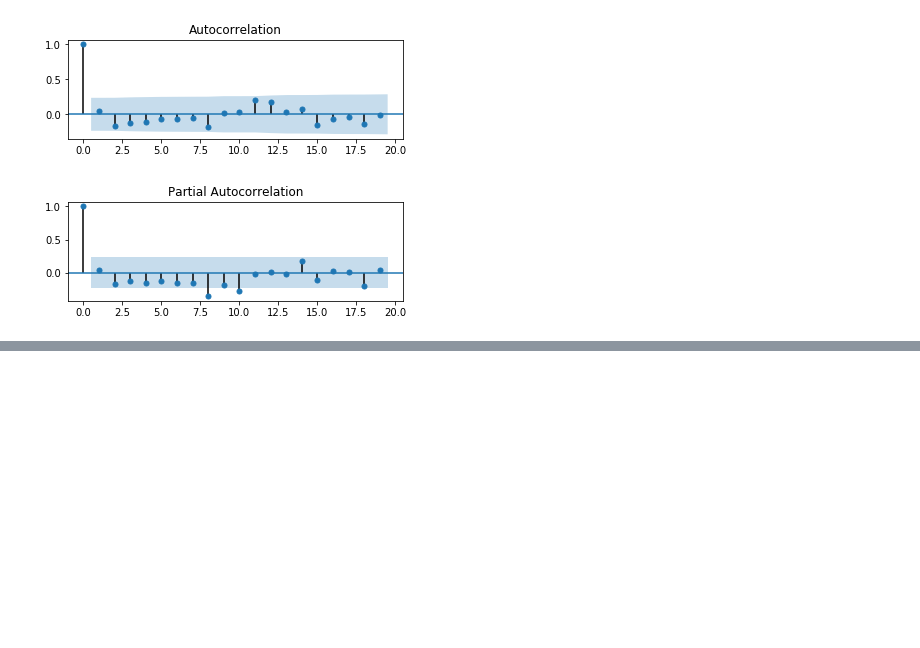
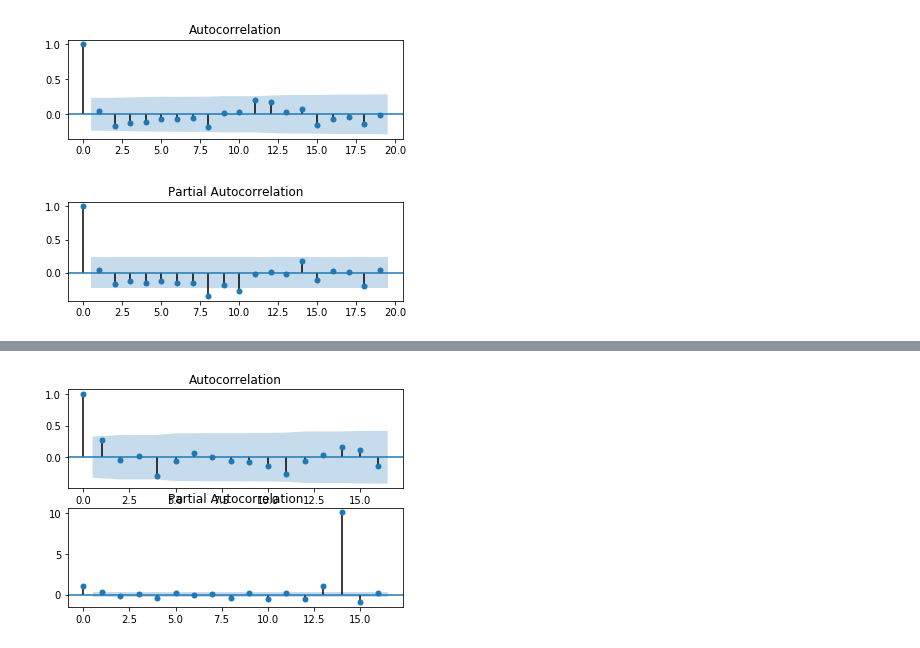
Before and after one commit to amirgamil/Meningitis-Analysis, a Jupyter notebook: Code/Autoregressive Models.ipynb, the cells around one changed output, grey strips where cells are left out. Saved outputs shown, nothing was run; the diff lists cells and outputs as text; code cells hidden in the pictures; blank space fills up the shorter version.

```diff
--- a/Code/Autoregressive Models.ipynb
+++ b/Code/Autoregressive Models.ipynb
@@ -179,0 +288,8 @@ Now that we've made our data stationary, a potential starting point could be ARI
+# %%
+plt.subplot(211)
+plot_acf(residuals, ax=plt.gca())
+plt.subplot(212)
+plot_pacf(residuals, ax=plt.gca())
+plt.show()
+# %% [output]
+[figure, added]
```
Also changed, not shown: parts of 18 cells of this notebook.
